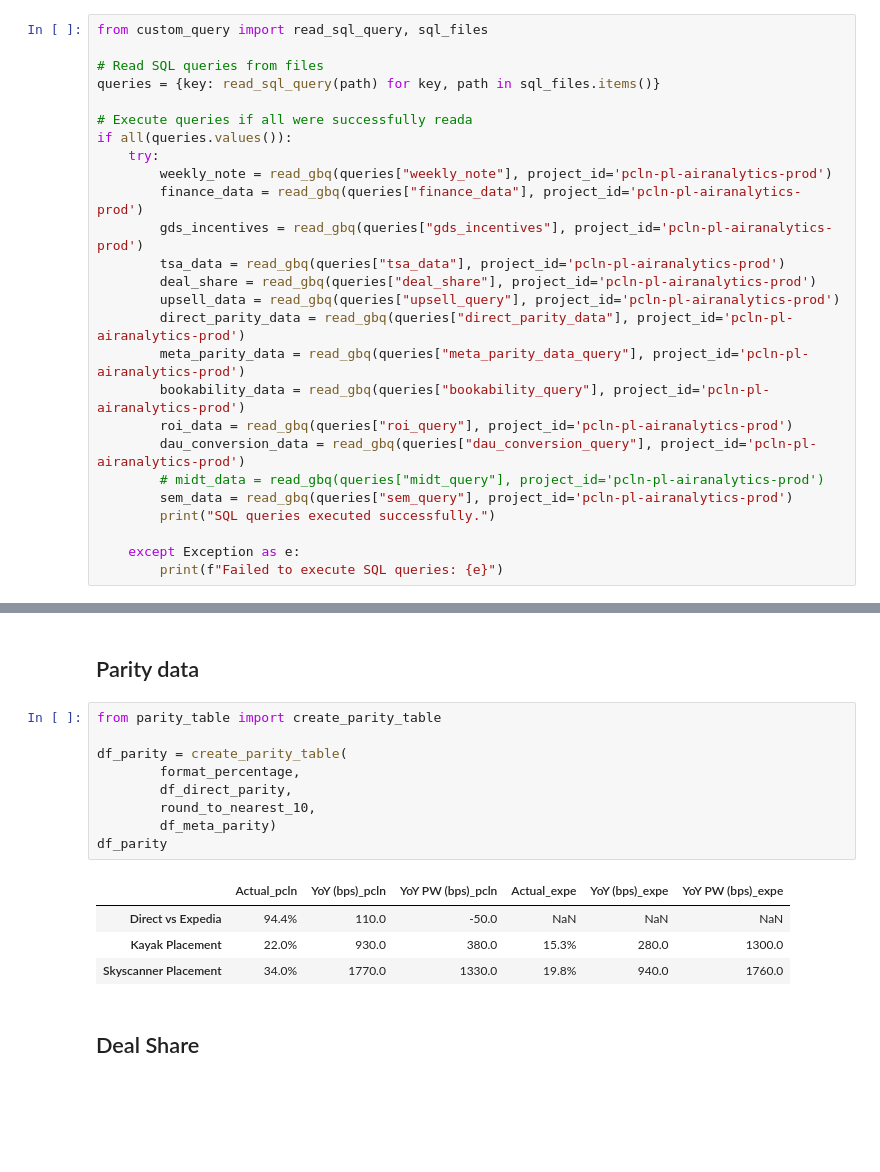
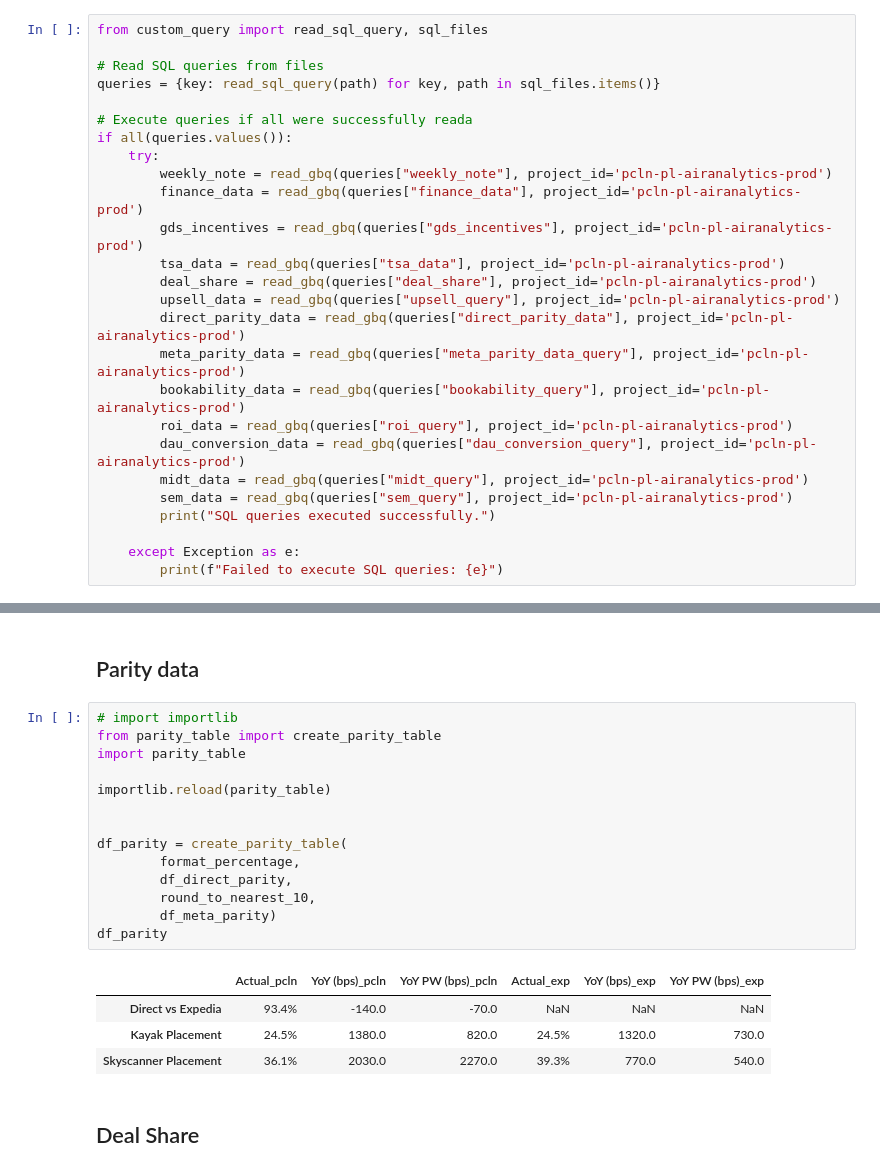
Before and after one commit to shiyunye/Flight-Weekly-Note, a Jupyter notebook: code/weeklynote_used.ipynb, the cells around one changed output, grey strips where cells are left out. Saved outputs shown, nothing was run; the diff lists cells and outputs as text; blank space fills up the shorter version.

Commit message:
Updating Parity logic

```diff
--- a/code/weeklynote_used.ipynb
+++ b/code/weeklynote_used.ipynb
@@ -62,7 +62,7 @@ if all(queries.values()):
         bookability_data = read_gbq(queries["bookability_query"], project_id='pcln-pl-airanalytics-prod')
         roi_data = read_gbq(queries["roi_query"], project_id='pcln-pl-airanalytics-prod')
         dau_conversion_data = read_gbq(queries["dau_conversion_query"], project_id='pcln-pl-airanalytics-prod')
-        # midt_data = read_gbq(queries["midt_query"], project_id='pcln-pl-airanalytics-prod')
+        midt_data = read_gbq(queries["midt_query"], project_id='pcln-pl-airanalytics-prod')
         sem_data = read_gbq(queries["sem_query"], project_id='pcln-pl-airanalytics-prod')
         print("SQL queries executed successfully.")
 
@@ -393,19 +399,24 @@ See the caveats in the documentation: https://pandas.pydata.org/pandas-docs/stab
 # %% [markdown]
 ## Parity data
 # %%
+# import importlib
 from parity_table import create_parity_table
+import parity_table
+
+importlib.reload(parity_table)
+
 
 df_parity = create_parity_table(
         format_percentage,
         df_direct_parity,
         round_to_nearest_10,
         df_meta_parity)
 df_parity
 # %% [output]
-|  | Actual_pcln | YoY (bps)_pcln | YoY PW (bps)_pcln | Actual_expe | YoY (bps)_expe | YoY PW (bps)_expe |
-| Direct vs Expedia | 94.4% | 110.0 | -50.0 | NaN | NaN | NaN |
-| Kayak Placement | 22.0% | 930.0 | 380.0 | 15.3% | 280.0 | 1300.0 |
-| Skyscanner Placement | 34.0% | 1770.0 | 1330.0 | 19.8% | 940.0 | 1760.0 |
+|  | Actual_pcln | YoY (bps)_pcln | YoY PW (bps)_pcln | Actual_exp | YoY (bps)_exp | YoY PW (bps)_exp |
+| Direct vs Expedia | 93.4% | -140.0 | -70.0 | NaN | NaN | NaN |
+| Kayak Placement | 24.5% | 1380.0 | 820.0 | 24.5% | 1320.0 | 730.0 |
+| Skyscanner Placement | 36.1% | 2030.0 | 2270.0 | 39.3% | 770.0 | 540.0 |
 # %% [markdown]
 ## Deal Share
 # %%
```
Also changed, not shown: parts of 33 cells of this notebook, 12 other files.
